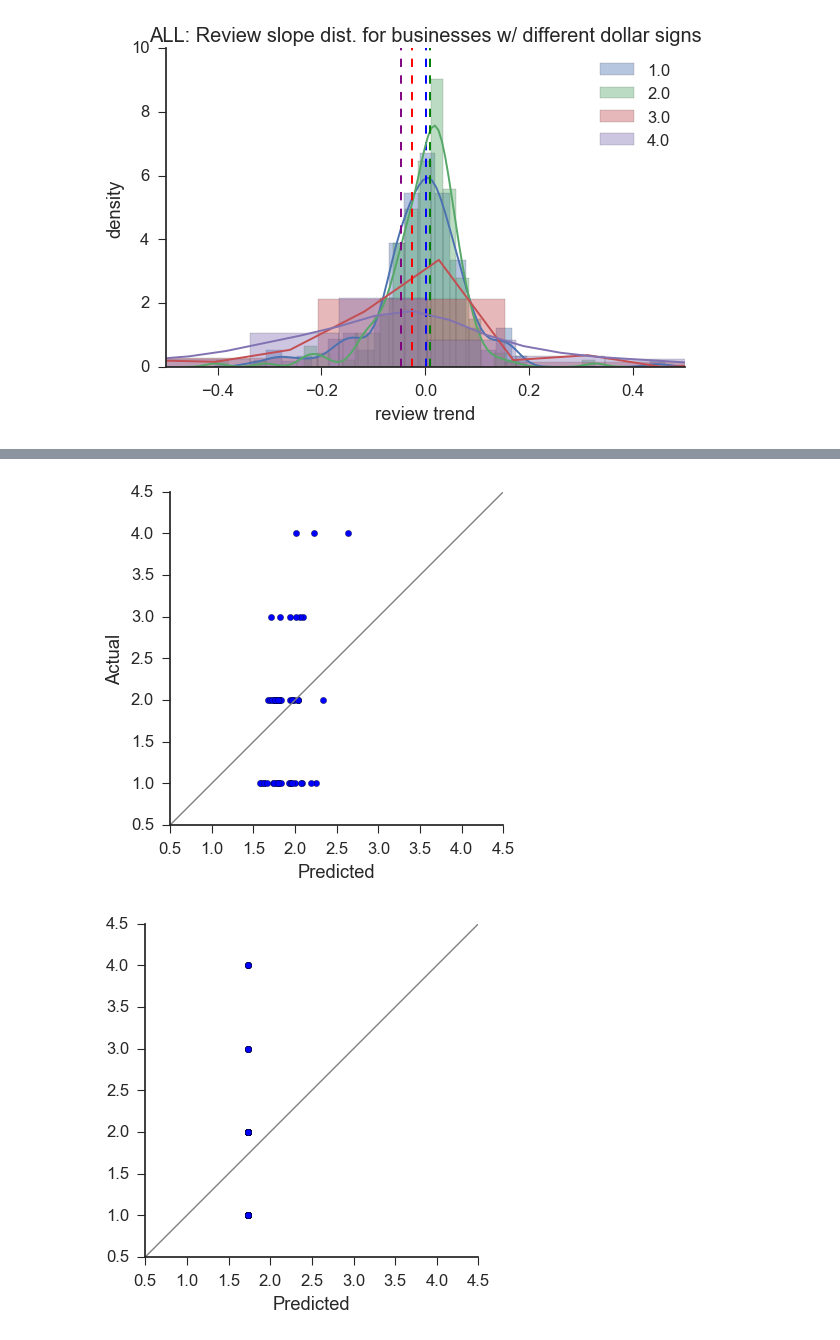
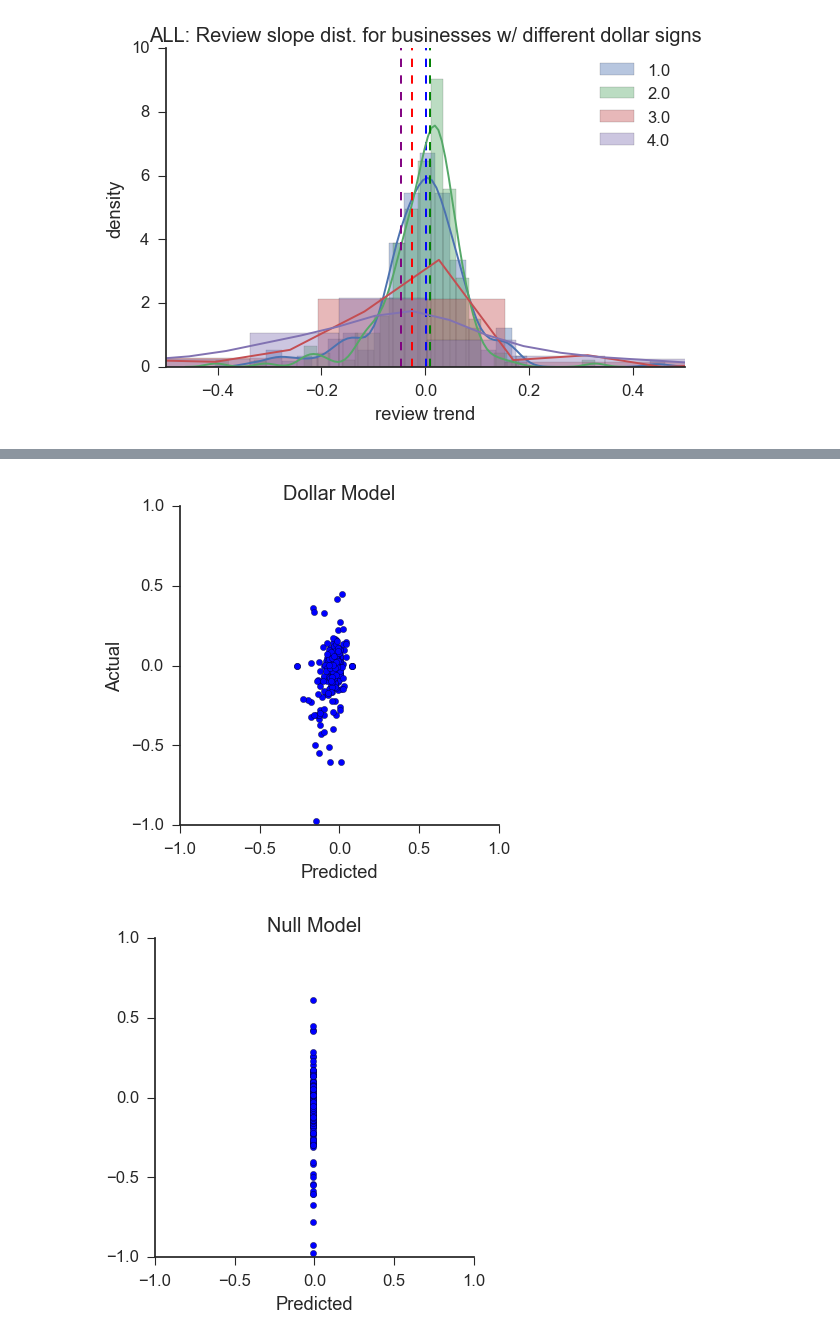
Before and after one commit to zihaoxu/jac_project, a Jupyter notebook: Investigating the relationship between dollar signs and review trends.ipynb, the cells around one changed output, grey strips where cells are left out. Cells and saved outputs as stored; diff of their text form; code cells hidden in the pictures.

```diff
--- a/Investigating the relationship between dollar signs and review trends.ipynb
+++ b/Investigating the relationship between dollar signs and review trends.ipynb
@@ -311,10 +555,11 @@ for neighborhood in np.unique(nzy['z_hood']):
     temp = d['RB'][d['RB']['z_hood']==neighborhood]
     for price in price_list:
         d['DS']['price'].append(float(price))
-        d['DS']['slope'].append(float(nzy[nzy['z_hood']==neighborhood][price+'_slope']))
+        d['DS']['slope'].append(float(nzy[nzy['z_hood']==neighborhood][str(price)+'_slope']))
         n_temp = temp[temp['Price']==float(price)]
         d['DS']['n'].append(len(np.unique(n_temp['business_id'])))
         d['DS']['n_review'].append(len(temp[temp['Price']==float(price)]))
-        d['DS']['c_hyp'].append(float(nzy[nzy['z_hood']==neighborhood][price+'_c_hyp']))
+        d['DS']['c_hyp'].append(float(nzy[nzy['z_hood']==neighborhood][str(price)+'_c_hyp']))
+        d['DS']['mean_star'].append(np.mean(temp[temp['Price']==float(price)]['stars']))
 
 d['DS'] = pd.DataFrame(d['DS']).dropna()
@@ -356,0 +588,15 @@ sns.despine()
+# %%
+variables = ['price', 'n_review', 'mean_star']
+var_models = [mrm, n_mrm, p_mrm]
+
+for i in range(len(variables)):
+    plt.figure()
+    plt.scatter(df[variables[i]], df['slope'], c = 'b', label = 'all neighborhoods', alpha = 0.2)
+    plt.plot(df[variables[i]], var_models[i].predict(sm.add_constant(df[variables[i]])), c = 'r', label = 'fitted line') #.reshape(len(df[variables[i]]),1)
+    plt.legend()
+    plt.title('Review Trend ~ '+variables[i])
+    plt.xlabel(variables[i])
+    plt.ylabel('Review slope')
+    plt.ylim(-5,5)
+    sns.despine()
+    #plt.savefig('/Users/zihaoxu/Desktop/Review Trend~'+variables[i]+'.png', dpi = 300, fmt = 'png')
@@ -361,10 +611,11 @@ len(df)
 # %%
+c_response = df[['slope']]
+
+c_features = df[['mean_star']]
 #c_features = df[['n', 'price']]
 c_null = pd.DataFrame(np.ones(len(c_features)))
-#c_null = df[['n']]
+#c_null = df[['mean_star', 'n']]
 #c_response = df[['slope']]
-c_response = df[['price']]
-c_features = df[['slope']]
 # %%
 std_errors = defaultdict(list)
 #models = {'LASSO': linear_model.Lasso(alpha = 0.000001), 'RF':RandomForestRegressor(), 'Linear': linear_model.LinearRegression()}
@@ -392,8 +643,8 @@ for i in range(sim_num):
     train_and_evaluate(n_mrm, nX_train, np.ravel(ny_train), verbose = False) #train the model on the data
 
     #append the standard error to the list
-    std_errors['dollar_sign'].append(np.std(np.array(mrm.predict(X_test)) - y_test['price']))
-    std_errors['null'].append(np.std(np.array(n_mrm.predict(nX_test)) - ny_test['price']))
+    std_errors['dollar_sign'].append(np.std(np.array(mrm.predict(X_test)) - y_test['slope']))
+    std_errors['null'].append(np.std(np.array(n_mrm.predict(nX_test)) - ny_test['slope']))
 # %%
 #plot the error distributions
 sns.distplot(std_errors['dollar_sign'], label = 'yelp') #with the yelp features
@@ -406,23 +657,25 @@ sns.despine()
 # %%
 
 plt.figure()
 plt.scatter(mrm.predict(X_test), y_test)
+plt.title('Dollar Model')
 plt.xlabel('Predicted')
 plt.ylabel('Actual')
-plt.plot([.5,4.5], [.5,4.5], lw = 1, c = 'grey')
-plt.xlim(.5,4.5)
-plt.ylim(.5,4.5)
+#plt.plot([.5,4.5], [.5,4.5], lw = 1, c = 'grey')
+plt.xlim(-1,1)
+plt.ylim(-1,1)
 plt.gca().set_aspect('equal')
 sns.despine()
 
 plt.figure()
 plt.scatter(n_mrm.predict(nX_test), ny_test)
+plt.title('Null Model')
 plt.xlabel('Predicted')
-plt.plot([.5,4.5], [.5,4.5], lw = 1, c = 'grey')
-plt.xlim(.5,4.5)
-plt.ylim(.5,4.5)
+#plt.plot([.5,4.5], [.5,4.5], lw = 1, c = 'grey')
+plt.xlim(-1,1)
+plt.ylim(-1,1)
 plt.gca().set_aspect('equal')
 sns.despine()
 # %% [output]
-[figure, old version]
+[figure, new version]
-[figure, old version]
+[figure, new version]
```
Also changed, not shown: parts of 47 cells of this notebook, 2 other files.
